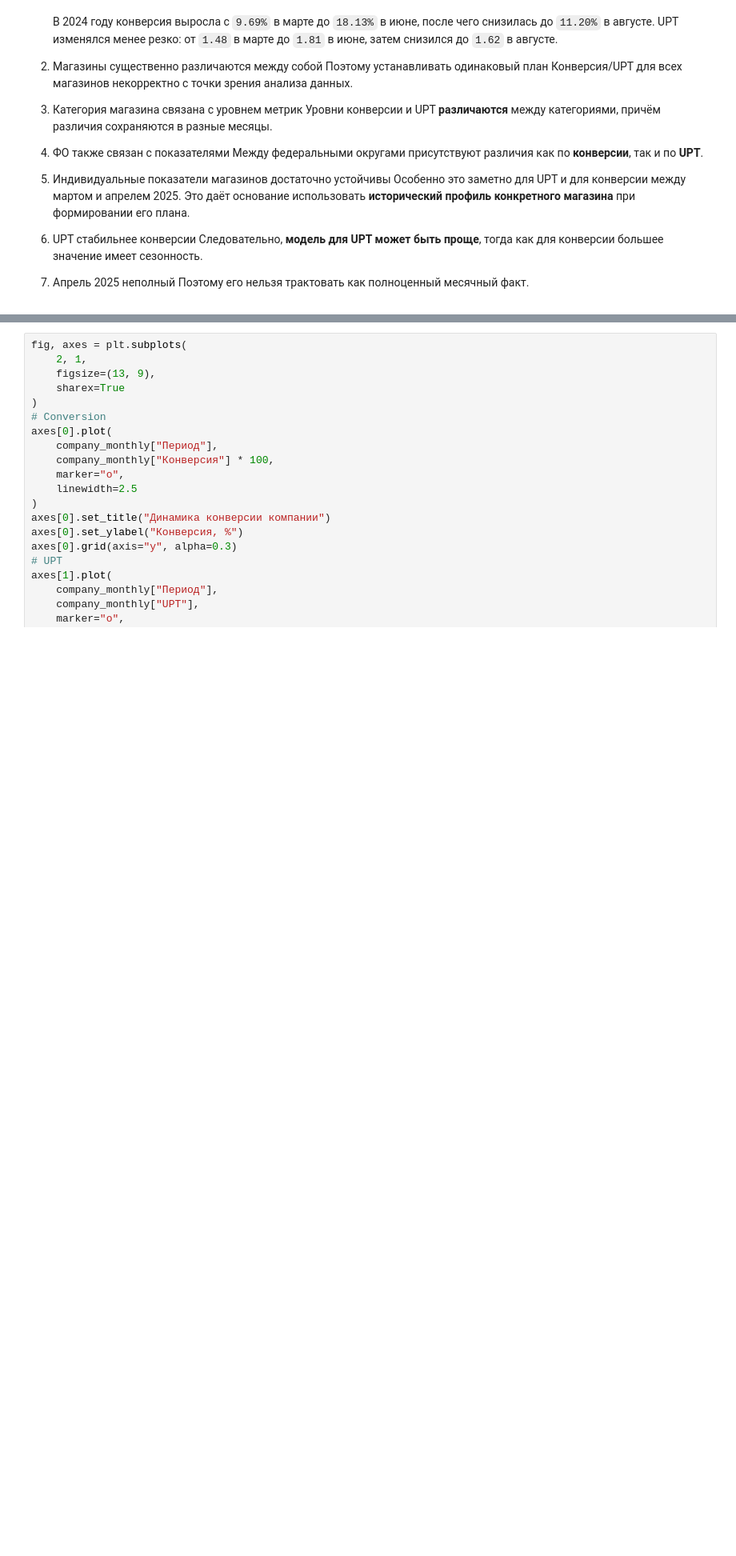
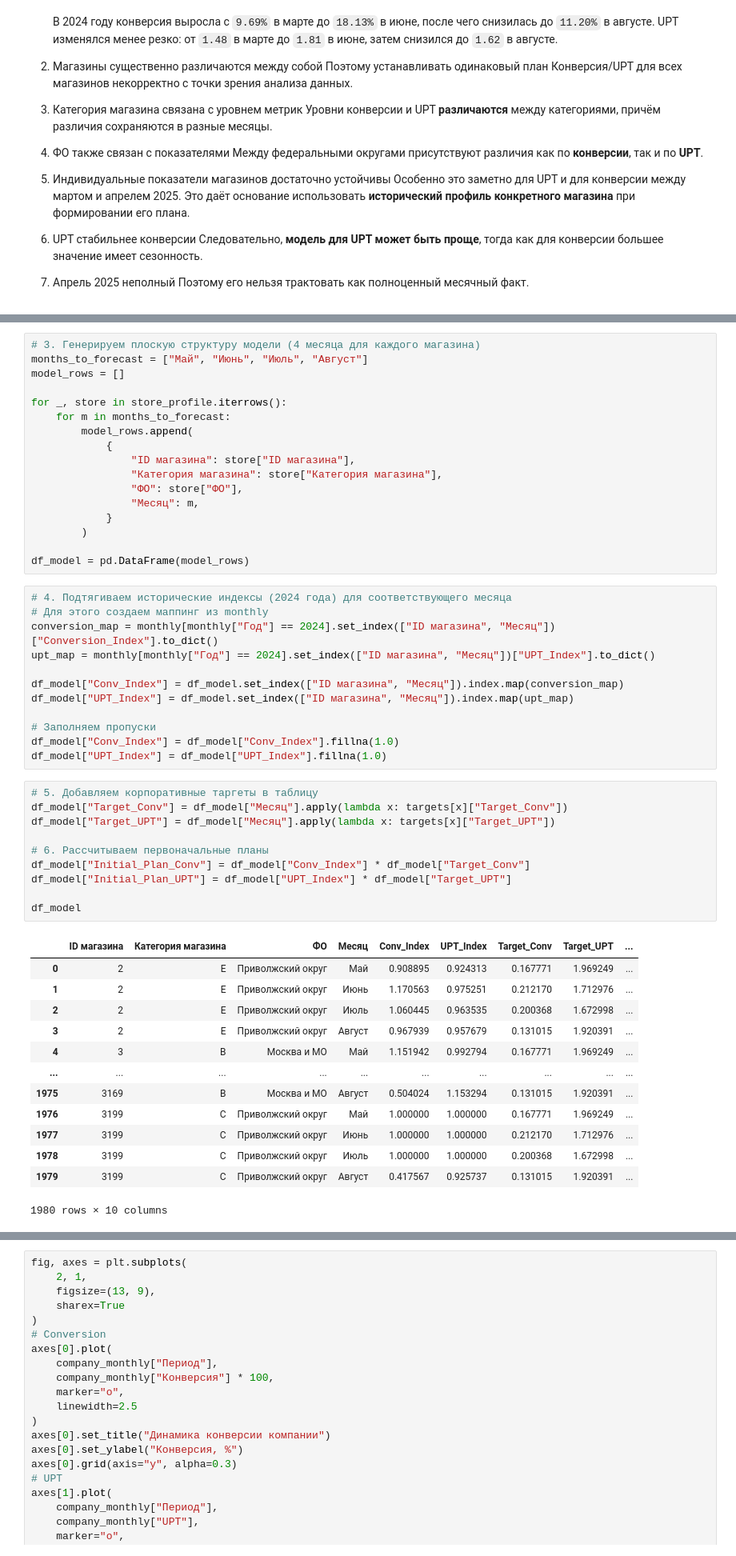
Before and after one commit to f55desu/zolla-test-case, a Jupyter notebook: Analysis.ipynb, the cells around one changed output, grey strips where cells are left out. Shown at 80% size. Drawn from its saved outputs; the diff is of its cells as text; blank space fills up the shorter version.

```diff
--- a/Analysis.ipynb
+++ b/Analysis.ipynb
@@ -769,0 +792,53 @@ Name: 1759, dtype: object
+# %%
+# 3. Генерируем плоскую структуру модели (4 месяца для каждого магазина)
+months_to_forecast = ["Май", "Июнь", "Июль", "Август"]
+model_rows = []
+
+for _, store in store_profile.iterrows():
+    for m in months_to_forecast:
+        model_rows.append(
+            {
+                "ID магазина": store["ID магазина"],
+                "Категория магазина": store["Категория магазина"],
+                "ФО": store["ФО"],
+                "Месяц": m,
+            }
+        )
+
+df_model = pd.DataFrame(model_rows)
+# %%
+# 4. Подтягиваем исторические индексы (2024 года) для соответствующего месяца
+# Для этого создаем маппинг из monthly
+conversion_map = monthly[monthly["Год"] == 2024].set_index(["ID магазина", "Месяц"])["Conversion_Index"].to_dict()
+upt_map = monthly[monthly["Год"] == 2024].set_index(["ID магазина", "Месяц"])["UPT_Index"].to_dict()
+
+df_model["Conv_Index"] = df_model.set_index(["ID магазина", "Месяц"]).index.map(conversion_map)
+df_model["UPT_Index"] = df_model.set_index(["ID магазина", "Месяц"]).index.map(upt_map)
+
+# Заполняем пропуски
+df_model["Conv_Index"] = df_model["Conv_Index"].fillna(1.0)
+df_model["UPT_Index"] = df_model["UPT_Index"].fillna(1.0)
+# %%
+# 5. Добавляем корпоративные таргеты в таблицу
+df_model["Target_Conv"] = df_model["Месяц"].apply(lambda x: targets[x]["Target_Conv"])
+df_model["Target_UPT"] = df_model["Месяц"].apply(lambda x: targets[x]["Target_UPT"])
+
+# 6. Рассчитываем первоначальные планы
+df_model["Initial_Plan_Conv"] = df_model["Conv_Index"] * df_model["Target_Conv"]
+df_model["Initial_Plan_UPT"] = df_model["UPT_Index"] * df_model["Target_UPT"]
+
+df_model
+# %% [output]
+|  | ID магазина | Категория магазина | ФО | Месяц | Conv_Index | UPT_Index | Target_Conv | Target_UPT | ... |
+| 0 | 2 | E | Приволжский округ | Май | 0.908895 | 0.924313 | 0.167771 | 1.969249 | ... |
+| 1 | 2 | E | Приволжский округ | Июнь | 1.170563 | 0.975251 | 0.212170 | 1.712976 | ... |
+| 2 | 2 | E | Приволжский округ | Июль | 1.060445 | 0.963535 | 0.200368 | 1.672998 | ... |
+| 3 | 2 | E | Приволжский округ | Август | 0.967939 | 0.957679 | 0.131015 | 1.920391 | ... |
+| 4 | 3 | B | Москва и МО | Май | 1.151942 | 0.992794 | 0.167771 | 1.969249 | ... |
+| ... | ... | ... | ... | ... | ... | ... | ... | ... | ... |
+| 1975 | 3169 | B | Москва и МО | Август | 0.504024 | 1.153294 | 0.131015 | 1.920391 | ... |
+| 1976 | 3199 | C | Приволжский округ | Май | 1.000000 | 1.000000 | 0.167771 | 1.969249 | ... |
+| 1977 | 3199 | C | Приволжский округ | Июнь | 1.000000 | 1.000000 | 0.212170 | 1.712976 | ... |
+| 1978 | 3199 | C | Приволжский округ | Июль | 1.000000 | 1.000000 | 0.200368 | 1.672998 | ... |
+| 1979 | 3199 | C | Приволжский округ | Август | 0.417567 | 0.925737 | 0.131015 | 1.920391 | ... |
+1980 rows × 10 columns
```
Also changed, not shown: parts of 16 cells of this notebook, 3 other files.
